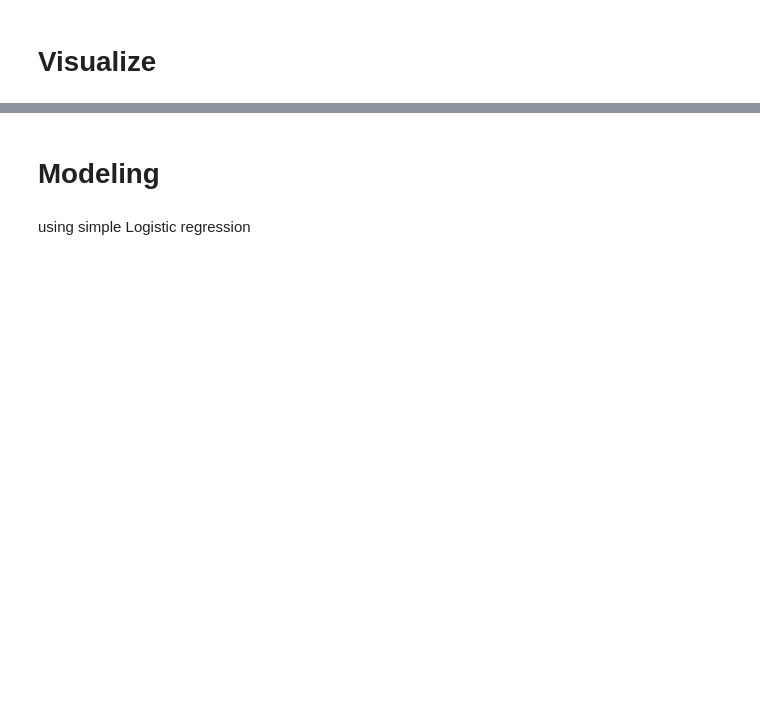
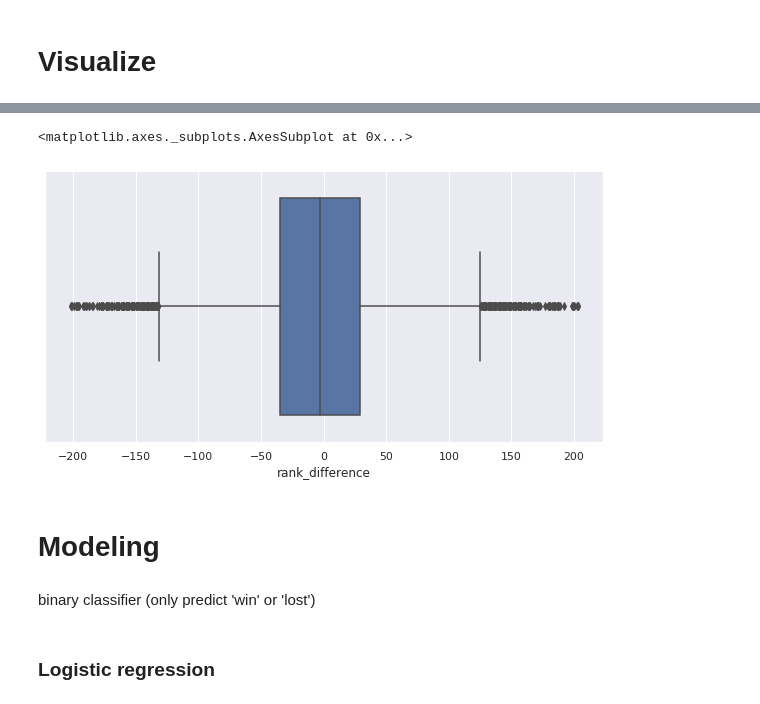
Before and after one commit to melvinmcrn/Project_ML_Soccer-world-cup-2018, a Jupyter notebook: Soccer World Cup 2018 Winner.ipynb, the cells around one changed output, grey strips where cells are left out. Saved outputs shown, nothing was run; the diff lists cells and outputs as text; code cells hidden in the pictures; blank space fills up the shorter version.

Commit message:
model using Logistic Regression

```diff
--- a/Soccer World Cup 2018 Winner.ipynb
+++ b/Soccer World Cup 2018 Winner.ipynb
@@ -186,4 +204,13 @@ sb.countplot(x='score_difference', data=matches_rank)
+# %%
+# find outlier
+fig,_ = plt.subplots(figsize=(10,5))
+sb.boxplot(x=matches_rank['rank_difference'])
+# %% [output]
+<matplotlib.axes._subplots.AxesSubplot at 0x...>
+[figure, added]
 # %% [markdown]
 # **Modeling**
+# %% [markdown]
+binary classifier (only predict 'win' or 'lost')
 # %% [markdown]
-using simple Logistic regression
+### **Logistic regression**
```
Also changed, not shown: parts of 8 cells of this notebook.
